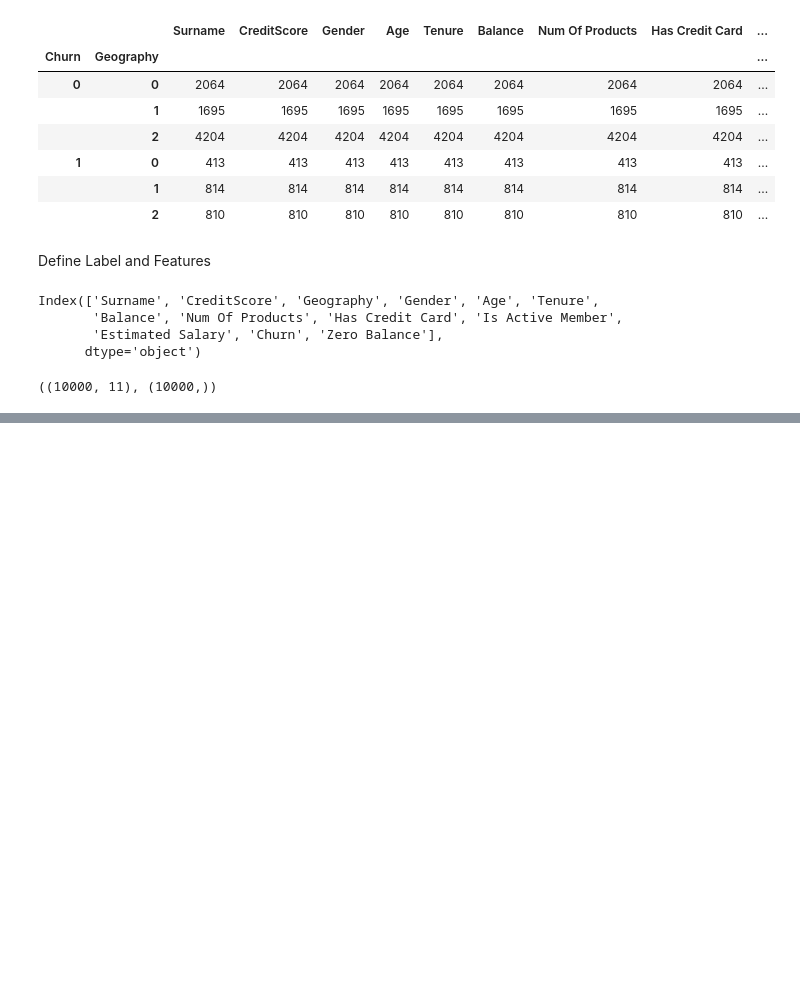
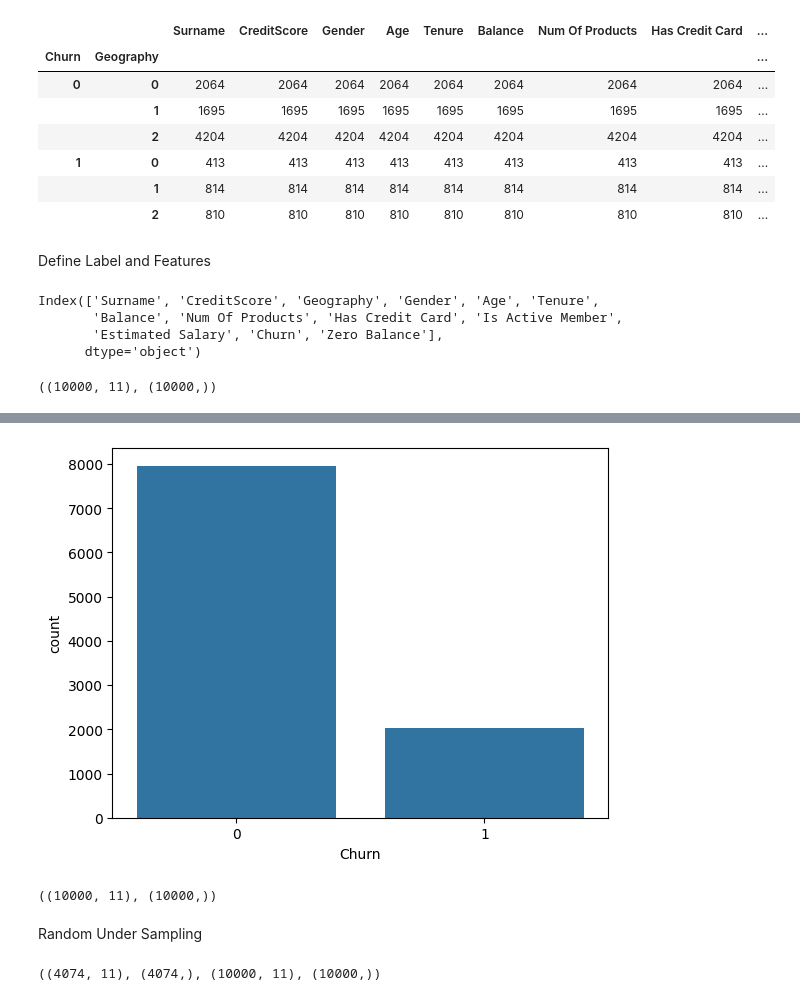
Before and after one commit to Mahesh2056/Bank-Customer-Churn-Model, a Jupyter notebook: bank_customer_churn_model.ipynb, the cells around one changed output, grey strips where cells are left out. Drawn from its saved outputs; the diff is of its cells as text; code cells hidden in the pictures; blank space fills up the shorter version.

```diff
--- a/bank_customer_churn_model.ipynb
+++ b/bank_customer_churn_model.ipynb
@@ -166,0 +175,10 @@ X.shape, y.shape
+# %%
+sns.countplot(x = 'Churn', data = df);
+# %% [output]
+[figure, added]
+# %%
+X.shape, y.shape
+# %% [output]
+((10000, 11), (10000,))
+# %% [markdown]
+Random Under Sampling
@@ -166,0 +191,4 @@ X.shape, y.shape
+# %%
+X_rus.shape, y_rus.shape, X.shape, y.shape
+# %% [output]
+((4074, 11), (4074,), (10000, 11), (10000,))
```
Also changed, not shown: parts of 6 cells of this notebook.
